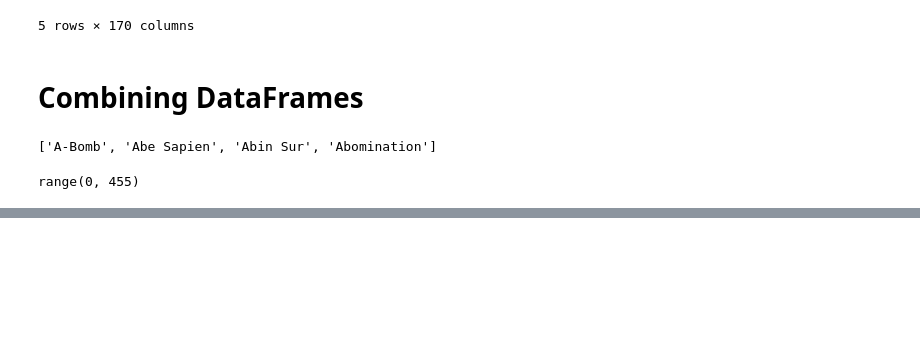
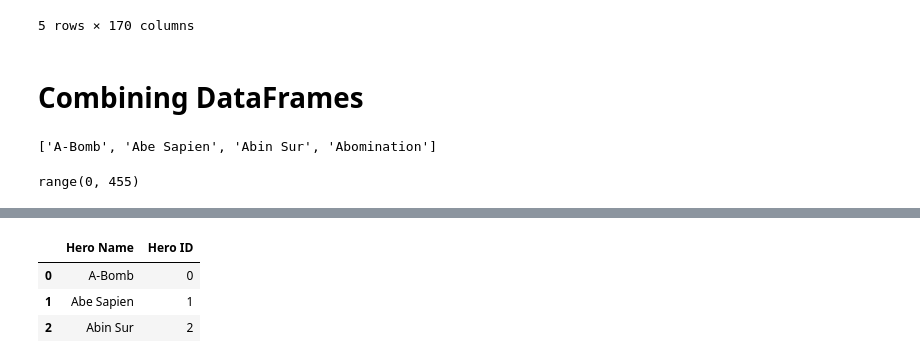
Before and after one commit to cole-beach/Applying-Advanced-Transformations, a Jupyter notebook: (Assignment)Applying Advanced Transformations.ipynb, the cells around one changed output, grey strips where cells are left out. Drawn from its saved outputs; the diff is of its cells as text; code cells hidden in the pictures; blank space fills up the shorter version.

```diff
--- a/(Assignment)Applying Advanced Transformations.ipynb
+++ b/(Assignment)Applying Advanced Transformations.ipynb
@@ -198,0 +272,10 @@ range(0, 455)
+# %%
+# Using pd.DataFrame and a dictionary
+id_lookup = pd.DataFrame({'Hero Name': id_map.keys(),
+                         'Hero ID':id_map.values()})
+id_lookup.head(3)
+# %% [output]
+|  | Hero Name | Hero ID |
+| 0 | A-Bomb | 0 |
+| 1 | Abe Sapien | 1 |
+| 2 | Abin Sur | 2 |
```
Also changed, not shown: parts of 6 cells of this notebook.
